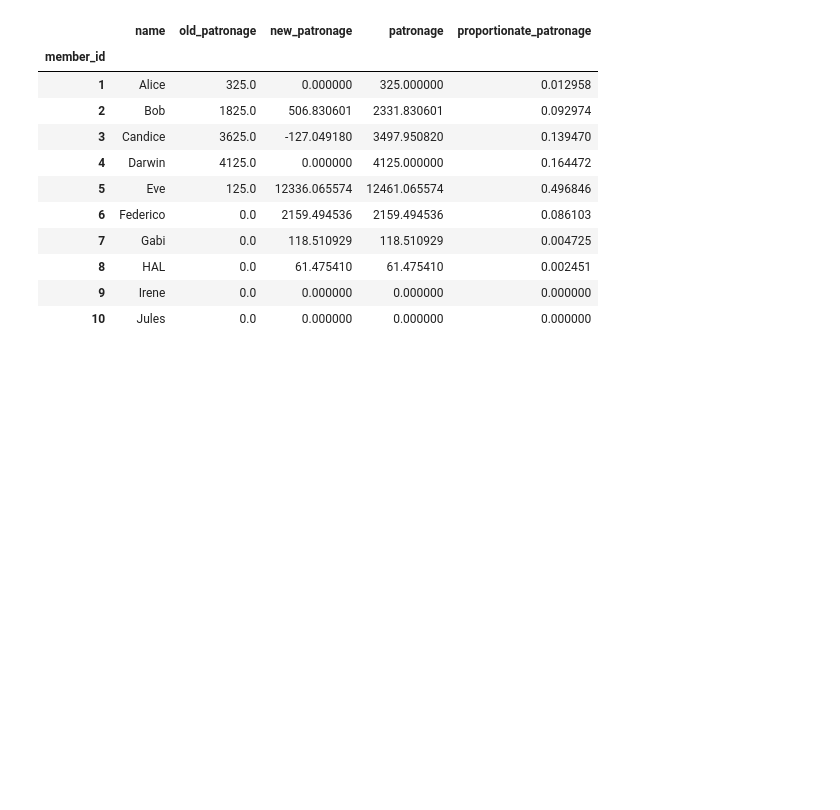
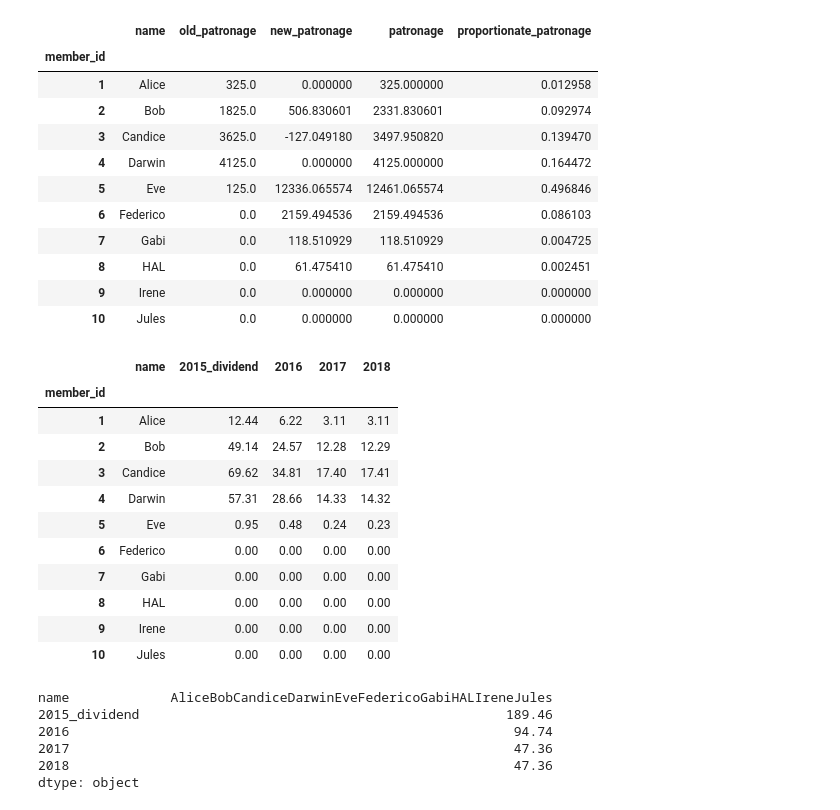
Before and after one commit to NathanielBlairStahn/sscofi, a Jupyter notebook: 05_sscofi_notices.ipynb, the cells around one changed output. Drawn from its saved outputs; the diff is of its cells as text; code cells hidden in the pictures; blank space fills up the shorter version.

```diff
--- a/05_sscofi_payouts.ipynb
+++ b/05_sscofi_notices.ipynb
@@ -475,3 +475,30 @@ compute_patronage_for_year(members_df, contributions_df, 2016)
 | 8 | HAL | 0.0 | 61.475410 | 61.475410 | 0.002451 |
 | 9 | Irene | 0.0 | 0.000000 | 0.000000 | 0.000000 |
 | 10 | Jules | 0.0 | 0.000000 | 0.000000 | 0.000000 |
+# %%
+patronage_df = compute_patronage_for_year(members_df, contributions_df, 2015)
+dividend_df = compute_dividends(patronage_df, 378.92)
+allocations2015 = compute_allocations(dividend_df, 2015)
+allocations2015
+# %% [output]
+|  | name | 2015_dividend | 2016 | 2017 | 2018 |
+| member_id |  |  |  |  |  |
+| 1 | Alice | 12.44 | 6.22 | 3.11 | 3.11 |
+| 2 | Bob | 49.14 | 24.57 | 12.28 | 12.29 |
+| 3 | Candice | 69.62 | 34.81 | 17.40 | 17.41 |
+| 4 | Darwin | 57.31 | 28.66 | 14.33 | 14.32 |
+| 5 | Eve | 0.95 | 0.48 | 0.24 | 0.23 |
+| 6 | Federico | 0.00 | 0.00 | 0.00 | 0.00 |
+| 7 | Gabi | 0.00 | 0.00 | 0.00 | 0.00 |
+| 8 | HAL | 0.00 | 0.00 | 0.00 | 0.00 |
+| 9 | Irene | 0.00 | 0.00 | 0.00 | 0.00 |
+| 10 | Jules | 0.00 | 0.00 | 0.00 | 0.00 |
+# %%
+allocations2015.sum()
+# %% [output]
+name             AliceBobCandiceDarwinEveFedericoGabiHALIreneJules
+2015_dividend                                               189.46
+2016                                                         94.74
+2017                                                         47.36
+2018                                                         47.36
+dtype: object
```
Also changed, not shown: parts of 15 cells of this notebook.
